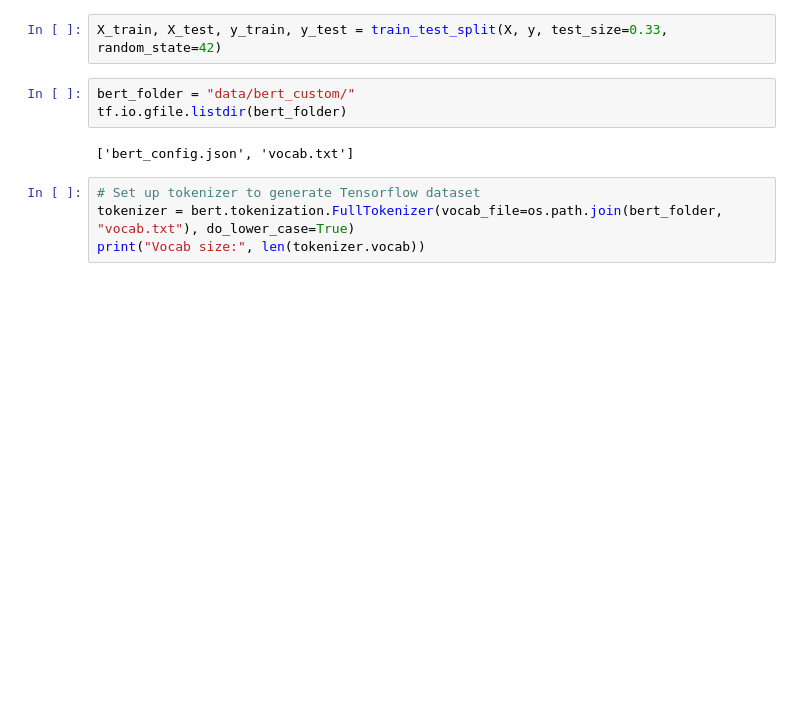
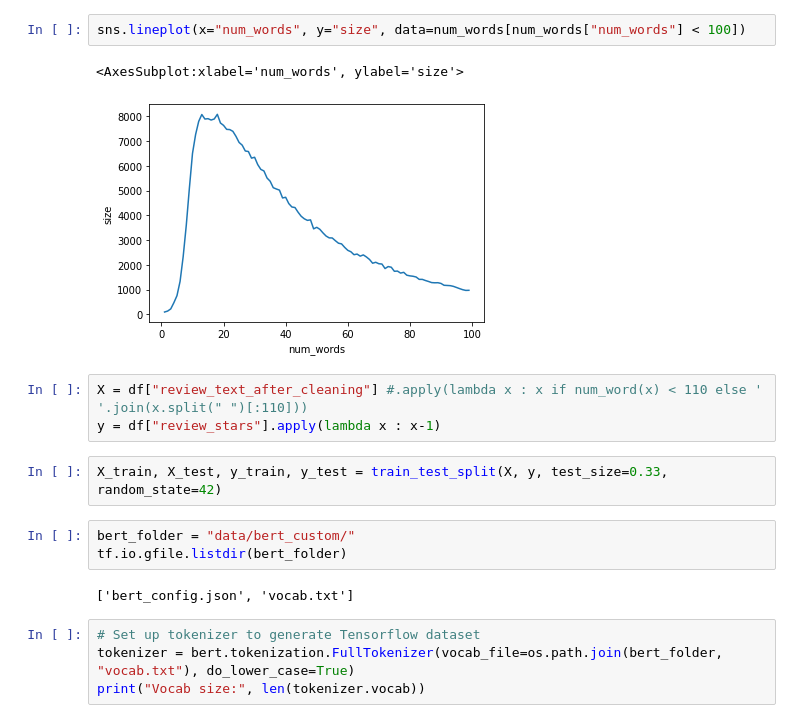
Before and after one commit to FishWith7sMemory/MAST30034-ADS-GroupProj, a Jupyter notebook: Bert.ipynb, the cells around one changed output. Cells and saved outputs as stored; diff of their text form; blank space fills up the shorter version.

```diff
--- a/Bert.ipynb
+++ b/Bert.ipynb
@@ -43,3 +59,11 @@ y = df["review_stars"]
+# %%
+sns.lineplot(x="num_words", y="size", data=num_words[num_words["num_words"] < 100])
+# %% [output]
+<AxesSubplot:xlabel='num_words', ylabel='size'>
+[figure, added]
+# %%
+X = df["review_text_after_cleaning"] #.apply(lambda x : x if num_word(x) < 110 else ' '.join(x.split(" ")[:110]))
+y = df["review_stars"].apply(lambda x : x-1)
 # %%
 X_train, X_test, y_train, y_test = train_test_split(X, y, test_size=0.33, random_state=42)
 # %%
```
Also changed, not shown: parts of 22 cells of this notebook.
